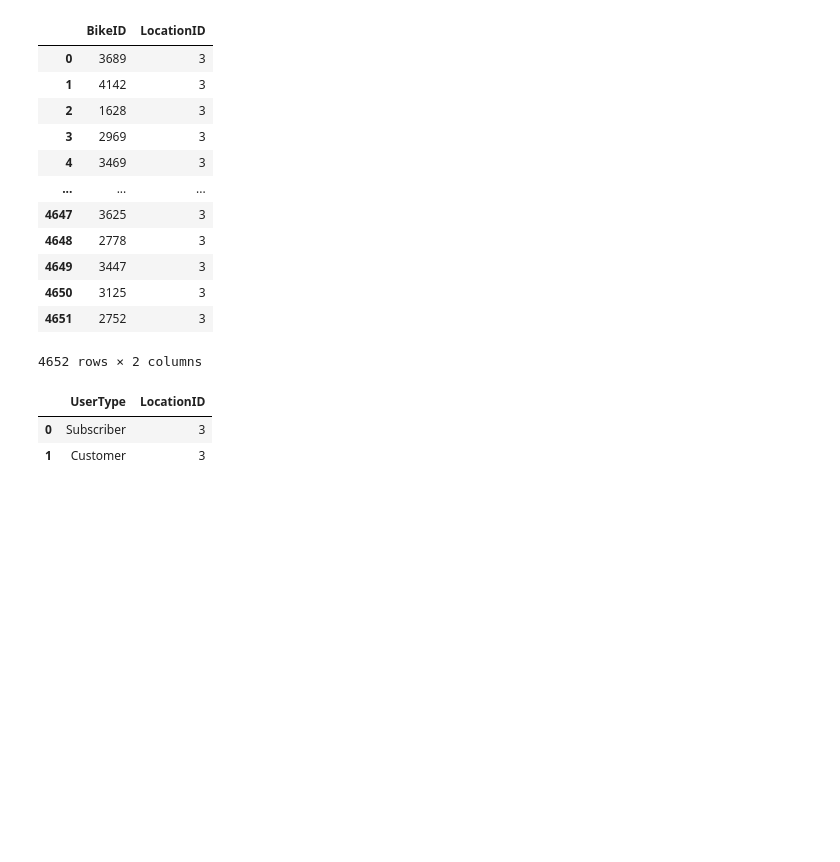
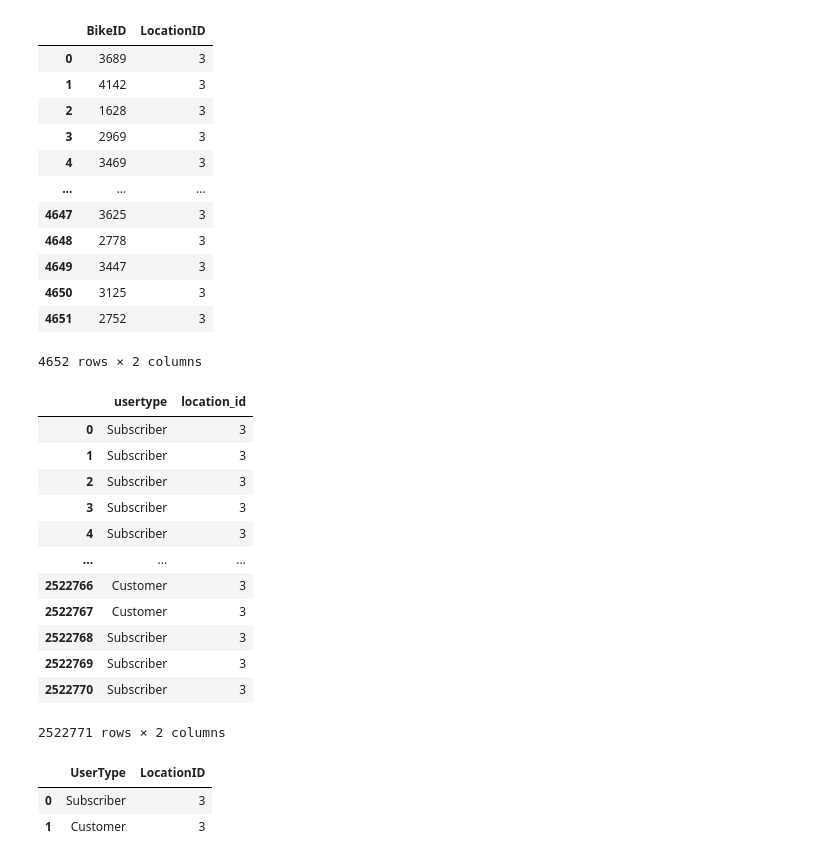
Before and after one commit to JeganS948/project2, a Jupyter notebook: resources/3_boston_us/boston .ipynb, the cells around one changed output. Saved outputs shown, nothing was run; the diff lists cells and outputs as text; code cells hidden in the pictures; blank space fills up the shorter version.

```diff
--- a/resources/3_boston_us/boston .ipynb
+++ b/resources/3_boston_us/boston .ipynb
@@ -225 +209,19 @@ user12 = pd.DataFrame(boston_12[["usertype","location_id"]])
+# %%
+#User type
+user= pd.DataFrame(bike_share[["usertype","location_id"]])
+user
+# %% [output]
+|  | usertype | location_id |
+| 0 | Subscriber | 3 |
+| 1 | Subscriber | 3 |
+| 2 | Subscriber | 3 |
+| 3 | Subscriber | 3 |
+| 4 | Subscriber | 3 |
+| ... | ... | ... |
+| 2522766 | Customer | 3 |
+| 2522767 | Customer | 3 |
+| 2522768 | Subscriber | 3 |
+| 2522769 | Subscriber | 3 |
+| 2522770 | Subscriber | 3 |
+2522771 rows × 2 columns
 # %%
```
Also changed, not shown: parts of 4 cells of this notebook.
